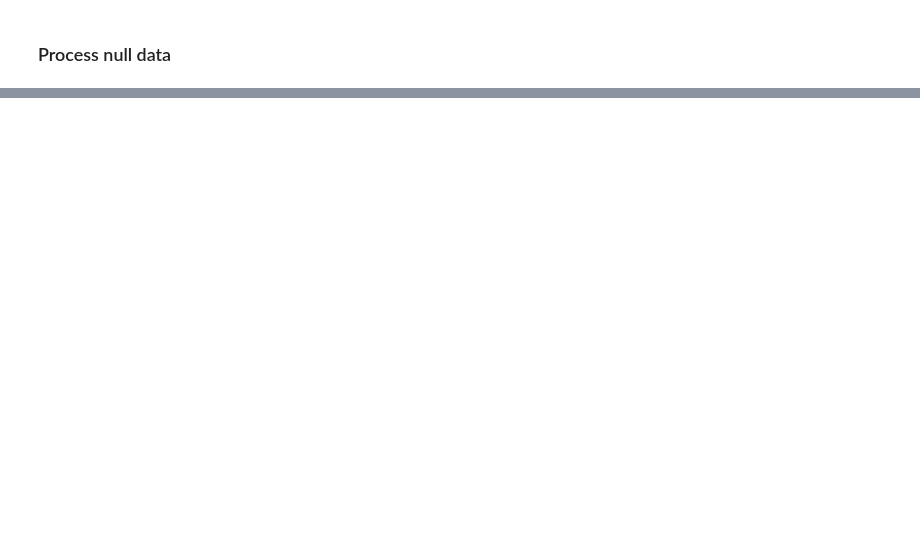
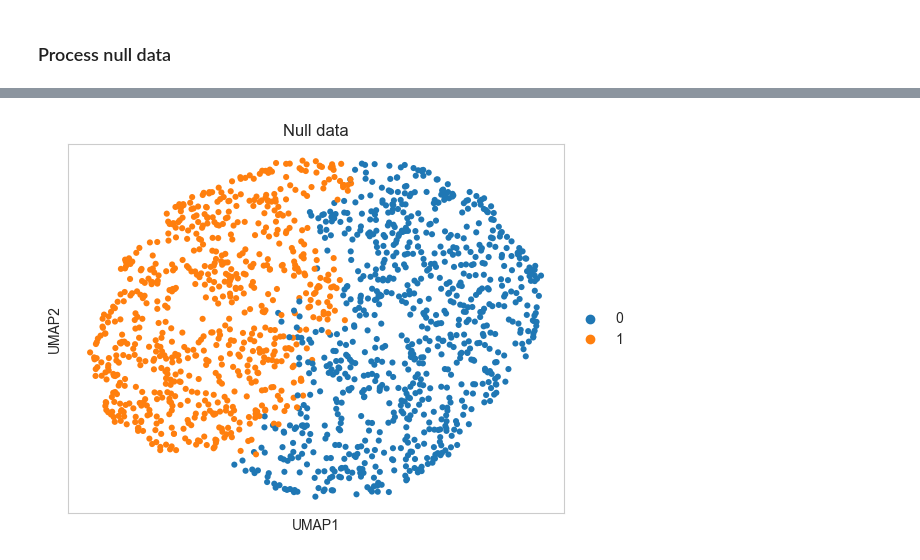
Before and after one commit to bio-datascience/BacSC, a Jupyter notebook: analysis/P_aero_S2S3/S3_cluster_analysis.ipynb, the cells around one changed output, grey strips where cells are left out. Cells and saved outputs as stored; diff of their text form; code cells hidden in the pictures; blank space fills up the shorter version.

```diff
--- a/analysis/P_aero_S2S3/S3_cluster_analysis.ipynb
+++ b/analysis/P_aero_S2S3/S3_cluster_analysis.ipynb
@@ -245 +273,6 @@ Resolution for two clusters: 0.1
+# %%
+sc.pl.umap(data_null_gen, color="leiden", alpha=1, cmap="viridis", title="Null data")
+plt.show()
+# %% [output]
+[figure, added]
 # %%
```
Also changed, not shown: parts of 47 cells of this notebook, 7 other files.
